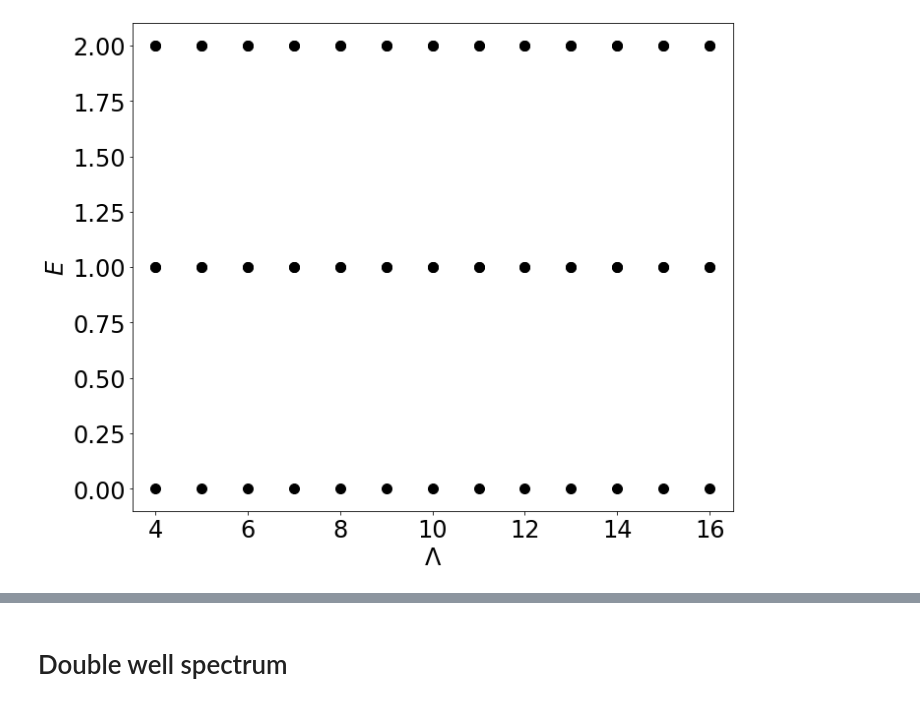
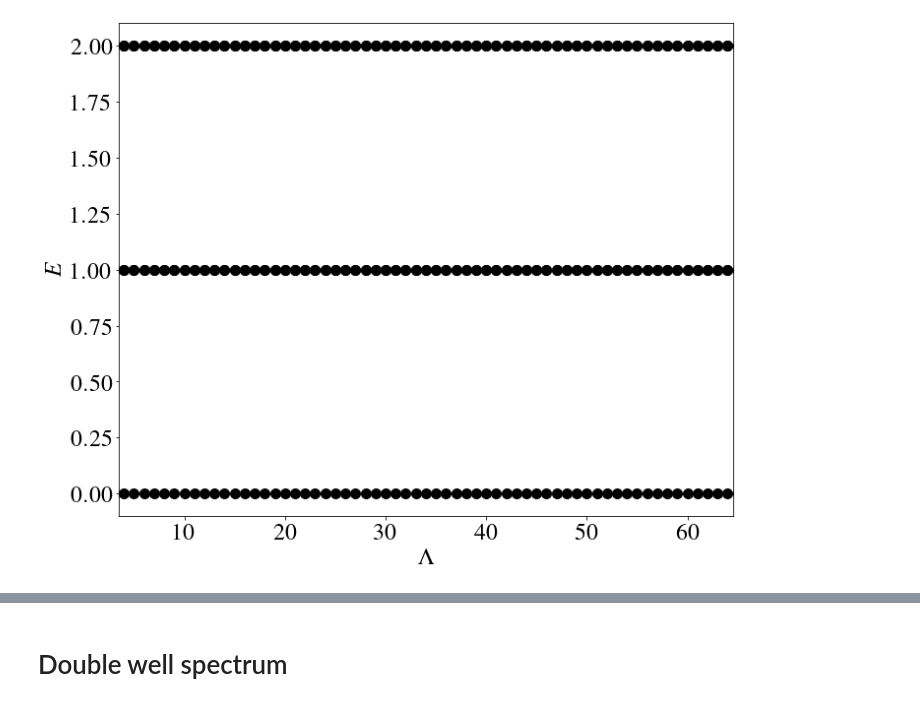
Before and after one commit to chrisculver/SUSY_QuantumComputing, a Jupyter notebook: tutorials/SpectraVSCutoff.ipynb, the cells around one changed output, grey strips where cells are left out. Cells and saved outputs as stored; diff of their text form; code cells hidden in the pictures.

```diff
--- a/tutorials/SpectraVSCutoff.ipynb
+++ b/tutorials/SpectraVSCutoff.ipynb
@@ -103,29 +21,29 @@ HOhamEigs = []
 
 #REMEMBER QUBIT EIGS HAVE EXTRA ZERO EIGENVALUES
 
-for n in HOcuts:
-    hamHO = Hamiltonian(h_b_HO, h_f_HO, {m:1, g:1},
-                  n, standard_encode)
+#for n in HOcuts:
+#    hamHO = Hamiltonian(h_b_HO, h_f_HO, {m:1, g:1},
+#                  n, standard_encode)
 
     #eigSys = np.linalg.eig(getMatrix(hamHO.pauliStrings))
     #eigVals = [en.real for en in eigSys[0]]
     #HOqubitEigs.append(np.sort(eigVals))
-    eigSys = np.linalg.eig(np.array(hamHO.hamMatrix,dtype=float))
-    eigVals = [en.real for en in eigSys[0]]
-    HOhamEigs.append(np.sort(eigVals))
+#    eigSys = np.linalg.eig(np.array(hamHO.hamMatrix,dtype=float))
+#    eigVals = [en.real for en in eigSys[0]]
+#    HOhamEigs.append(np.sort(eigVals))
 
-    pickle.dump(HOhamEigs,open("DATA/ho_eigs_vs_cutoff.p","wb"))
+#    pickle.dump(HOhamEigs,open("DATA/ho_eigs_vs_cutoff.p","wb"))
 # %%
 HOcuts = [n for n in range(2**5,2**6+1)]
-for n in HOcuts:
-    hamHO = Hamiltonian(h_b_HO, h_f_HO, {m:1, g:1},
-                  n, standard_encode)
+#for n in HOcuts:
+#    hamHO = Hamiltonian(h_b_HO, h_f_HO, {m:1, g:1},
+#                  n, standard_encode)
 
-    eigSys = np.linalg.eig(np.array(hamHO.hamMatrix,dtype=float))
-    eigVals = [en.real for en in eigSys[0]]
-    HOhamEigs.append(np.sort(eigVals))
+#    eigSys = np.linalg.eig(np.array(hamHO.hamMatrix,dtype=float))
+#    eigVals = [en.real for en in eigSys[0]]
+#    HOhamEigs.append(np.sort(eigVals))
 
-    pickle.dump(HOhamEigs,open("DATA/ho_eigs_vs_cutoff.p","wb"))
+#    pickle.dump(HOhamEigs,open("DATA/ho_eigs_vs_cutoff.p","wb"))
 # %%
 HOhamEigsLoad=pickle.load(open("DATA/ho_eigs_vs_cutoff.p","rb"))
 # %%
@@ -139,20 +57,19 @@ matplotlib.use("Agg")
 plt.style.use("paper.mplstyle")
 # %%
-x, y = plot_data(HOhamEigs)
+x, y = plot_data(HOhamEigsLoad)
 
 for i in range(len(x)):
     plt.scatter(x[i],y[i], c='black')
 
 
 plt.xlabel('$\\Lambda$')
 plt.ylabel('$E$')
 
-plt.xlim(3.5,16.5)
+plt.xlim(3.5,64.5)
 plt.ylim(-0.1,2.1)
-
 plt.savefig('PLOTS/HO_spectra.pdf',bbox_inches='tight')
 # %% [output]
-[figure, old version]
+[figure, new version]
 # %%
 #eigs[0]
 # %%
```
Also changed, not shown: parts of 18 cells of this notebook, 2 other files.
